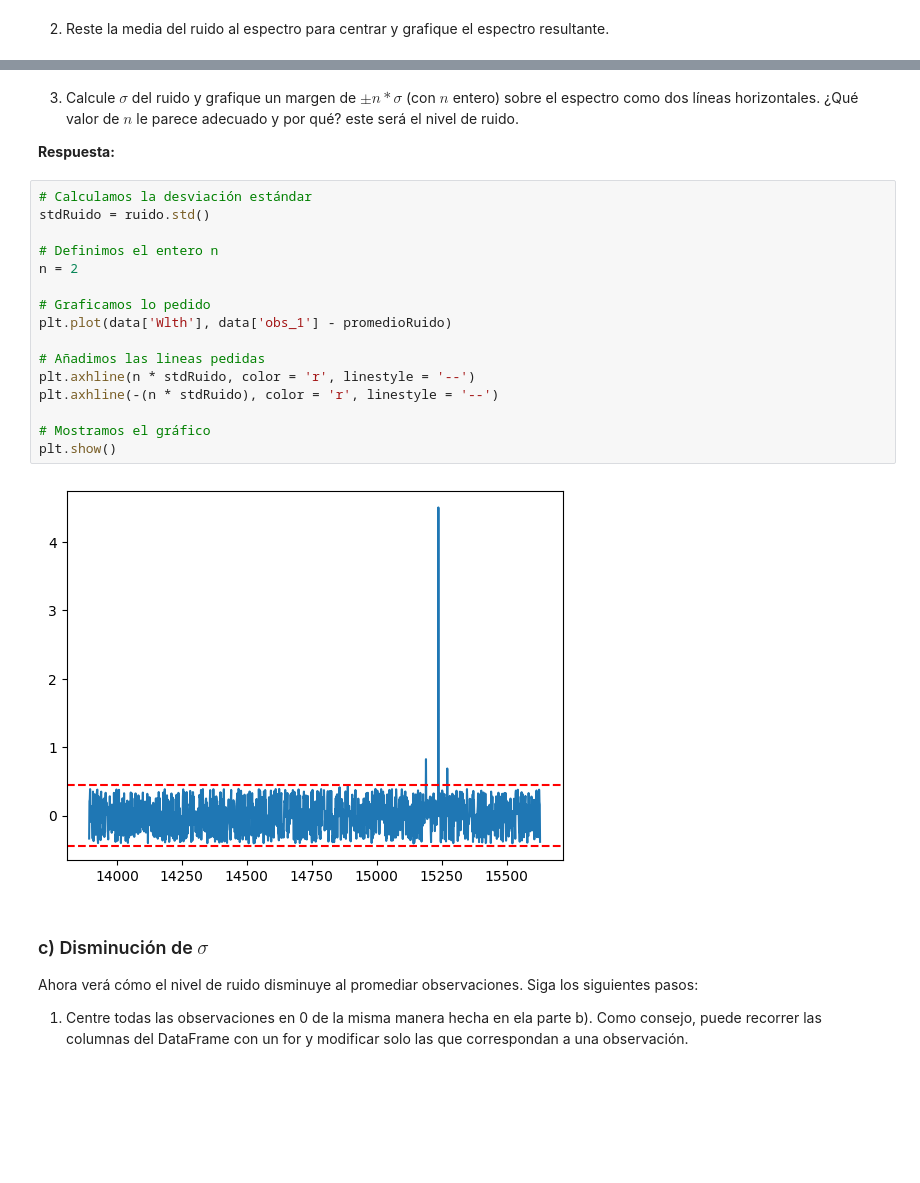
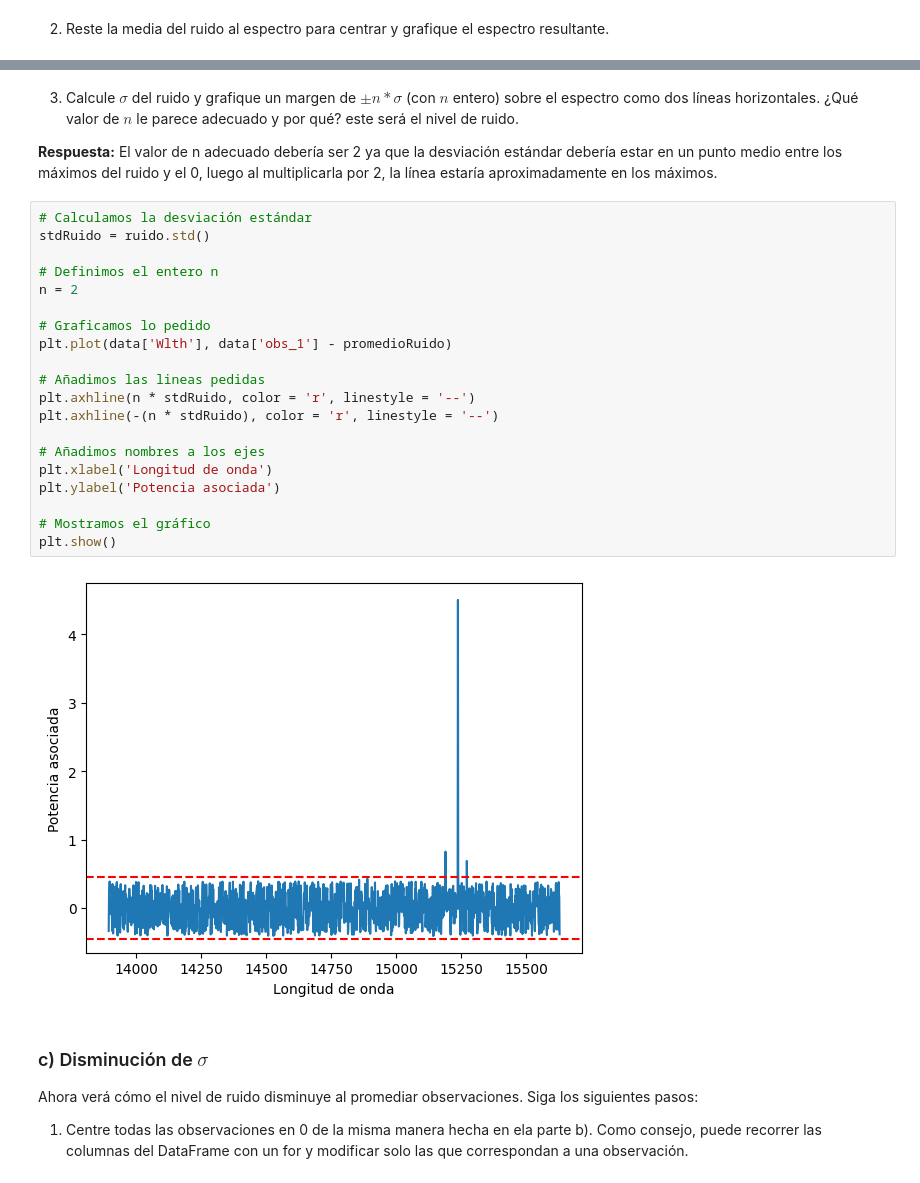
Before and after one commit to vicentemaartinez/Tarea-2, a Jupyter notebook: Tarea2.ipynb, the cells around one changed output, grey strips where cells are left out. Drawn from its saved outputs; the diff is of its cells as text; blank space fills up the shorter version.

```diff
--- a/Tarea2.ipynb
+++ b/Tarea2.ipynb
@@ -257,25 +322,29 @@ plt.show()
 # %% [markdown]
 3. Calcule $\sigma$ del ruido y grafique un margen de $\pm n*\sigma$ (con $n$ entero) sobre el espectro como dos líneas horizontales. ¿Qué valor de $n$ le parece adecuado y por qué? este será el nivel de ruido.
 
-**Respuesta:**
+**Respuesta:** El valor de n adecuado debería ser 2 ya que la desviación estándar debería estar en un punto medio entre los máximos del ruido y el 0, luego al multiplicarla por 2, la línea estaría aproximadamente en los máximos.
 # %%
 # Calculamos la desviación estándar
 stdRuido = ruido.std()
 
 # Definimos el entero n
 n = 2
 
 # Graficamos lo pedido
 plt.plot(data['Wlth'], data['obs_1'] - promedioRuido)
 
 # Añadimos las lineas pedidas
 plt.axhline(n * stdRuido, color = 'r', linestyle = '--')
 plt.axhline(-(n * stdRuido), color = 'r', linestyle = '--')
 
+# Añadimos nombres a los ejes
+plt.xlabel('Longitud de onda')
+plt.ylabel('Potencia asociada')
+
 # Mostramos el gráfico
 plt.show()
 # %% [output]
-[figure, old version]
+[figure, new version]
 # %% [markdown]
 ### c) Disminución de $\sigma$
 
```
Also changed, not shown: parts of 12 cells of this notebook.
